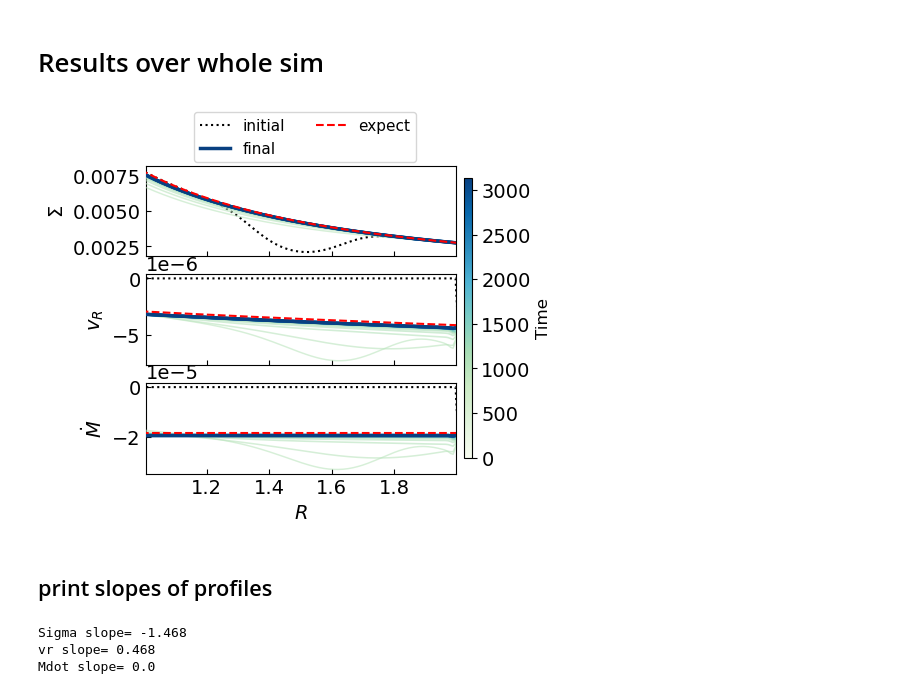
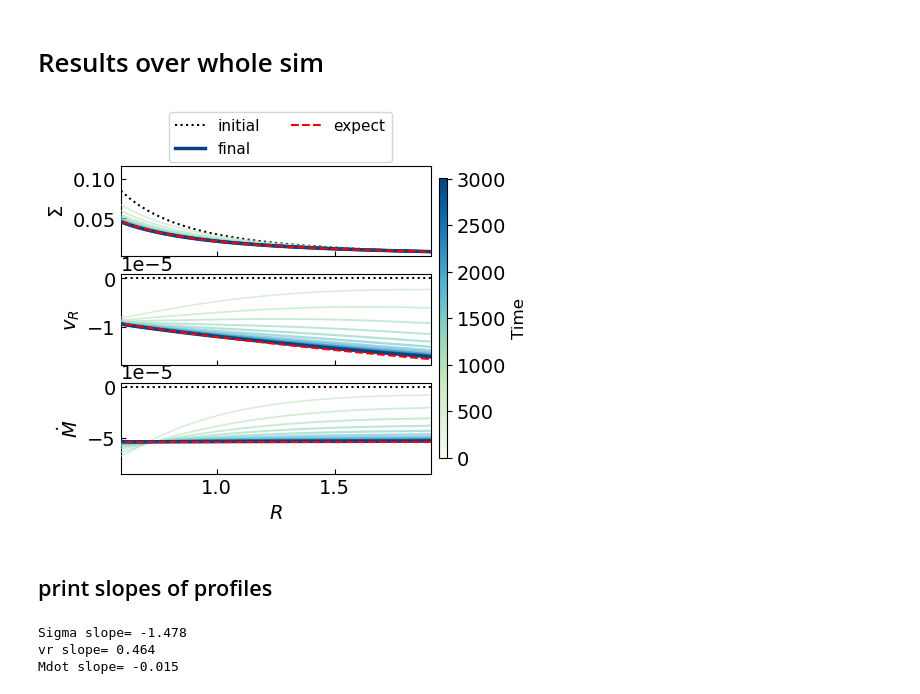
Before and after one commit to Jupiter1994/athena-warps, a Jupyter notebook: warped-disks/jiarus_diagnosis.ipynb, the cells around one changed output. Cells and saved outputs as stored; diff of their text form; code cells hidden in the pictures.

```diff
--- a/warped-disks/jiarus_diagnosis.ipynb
+++ b/warped-disks/jiarus_diagnosis.ipynb
@@ -13,14 +13,15 @@ import athena_read
 import glob
 # %%
 ## Snapshots registration
-path = '/scratch/phn2956/disk-cyl7/'
+path = '/scratch/phn2956/disk-cyl12/'
 #path = '/scratch/phn2956/disk_2d_viscous_gap/'
 snapshot_list = sorted(glob.glob(path+'disk.out1.*.athdf'))
 # %% [markdown]
 # Results for $t \lesssim 500$
 # %%
 ## Plot density, v_r, and Mdot
-snapshot_plot = snapshot_list[0:12:1]
+snapshot_plot = snapshot_list[0:8:1]
+
 
 norm   = mcolors.PowerNorm(gamma=1.5, vmin=0, vmax=len(snapshot_plot)-1)
 colors = [GnBu(0.3 + 0.7 * norm(i)) for i in range(len(snapshot_plot))]
@@ -29,7 +30,7 @@ fig,axs = plt.subplots(3,1, figsize=(4,4),sharex=True,sharey=False)
 
 for i, frame in enumerate(snapshot_plot):
 
-    ath_data  = athena_read.athdf(frame,num_ghost=2,quantities=["rho", "vel1", "vel2", "vel3"])
+    ath_data  = athena_read.athdf(frame,num_ghost=0,quantities=["rho", "vel1", "vel2", "vel3"])
     t_sim = ath_data['Time']
     print('loading snapshot at t= %5.1f'%t_sim)
 
@@ -139,8 +128,9 @@ loading snapshot at t= 1193.2
 # %%
 ## Plot density, v_r, and Mdot
 
-snapshot_plot = snapshot_list[0:60:2]
+snapshot_plot = snapshot_list[0:49:4]
 
+## NOTE: I think the color scaling is wrong when the first snapshot isn't i=0, but it's a minor point
 norm   = mcolors.PowerNorm(gamma=1.5, vmin=0, vmax=len(snapshot_plot)-1)
 colors = [GnBu(0.3 + 0.7 * norm(i)) for i in range(len(snapshot_plot))]
 
@@ -148,7 +138,7 @@ fig,axs = plt.subplots(3,1, figsize=(4,4),sharex=True,sharey=False)
 
 for i, frame in enumerate(snapshot_plot):
 
-    ath_data  = athena_read.athdf(frame,num_ghost=2,quantities=["rho", "vel1", "vel2", "vel3"])
+    ath_data  = athena_read.athdf(frame,num_ghost=0,quantities=["rho", "vel1", "vel2", "vel3"])
     t_sim = ath_data['Time']
     #print('loading snapshot at t= %5.1f'%t_sim)
 
@@ -205,40 +195,40 @@ cbar.set_label('Time', fontsize=12)
 Sigma_sol = Sigma[-1] * (rad_app/rad_app[-1])**-1.5
 vR_sol    = vr[-1] * (rad_app/rad_app[-1])**0.5
 Mdot_sol  = Mdot[-1] * (rad_app/rad_app[-1])**0
 
 kws_theory = {'c': 'r', 'lw': 1.5, 'ls': '--', 'zorder': zorder+200}
 axs[0].plot(rad_app,Sigma_sol,**kws_theory)
 axs[1].plot(rad_app,vR_sol,**kws_theory)
 axs[2].plot(rad_app,Mdot_sol,**kws_theory)
 axs[0].plot([],[],c='r',lw=1.5,ls='--',zorder=zorder+200,label='expect')
 
 #### labels
 axs[0].set_ylabel(r'$\Sigma$')
 axs[1].set_ylabel(r'$v_{R}$')
 axs[2].set_ylabel(r'$\dot{M}$')
 axs[-1].set_xlabel(r'$R$')
 axs[-1].set_xlim(rad_app[[2,-3]])
 
 axs[0].legend(
     fontsize=11,
     loc='lower left',
     bbox_to_anchor=(0.15, 1.02, 0.9, .102),
     ncol=2,
     #mode="expand",
     borderaxespad=0.1
 )
 
 
 for ax in axs.flatten():
     ax.tick_params(which='both',direction='in')
 # %% [output]
-[figure, old version]
+[figure, new version]
 # %% [markdown]
 ## print slopes of profiles
 # %%
 # indices of the two points we use to find the slope
-i1 = 32
-i2 = 90
+i1 = 10
+i2 = 35
 
 slope = (np.log(Sigma[i2]) - np.log(Sigma[i1])) / \
     (np.log(rad_app[i2]) - np.log(rad_app[i1]))
@@ -254,6 +244,6 @@ slope = (np.log(Mdot_abs[i2]) - np.log(Mdot_abs[i1])) / \
     (np.log(rad_app[i2]) - np.log(rad_app[i1]))
 print("Mdot slope=", np.round(slope,3))
 # %% [output]
-Sigma slope= -1.468
-vr slope= 0.468
-Mdot slope= 0.0
+Sigma slope= -1.478
+vr slope= 0.464
+Mdot slope= -0.015
```
Also changed, not shown: parts of 1 cell of this notebook, 1 other file.
